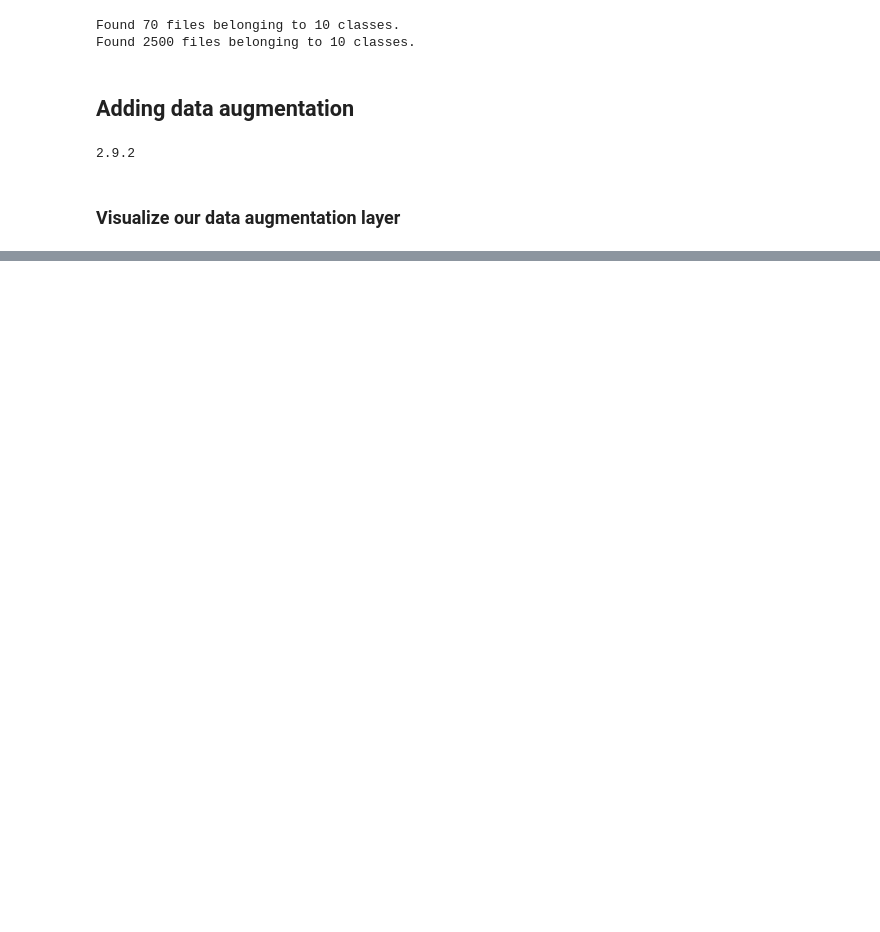
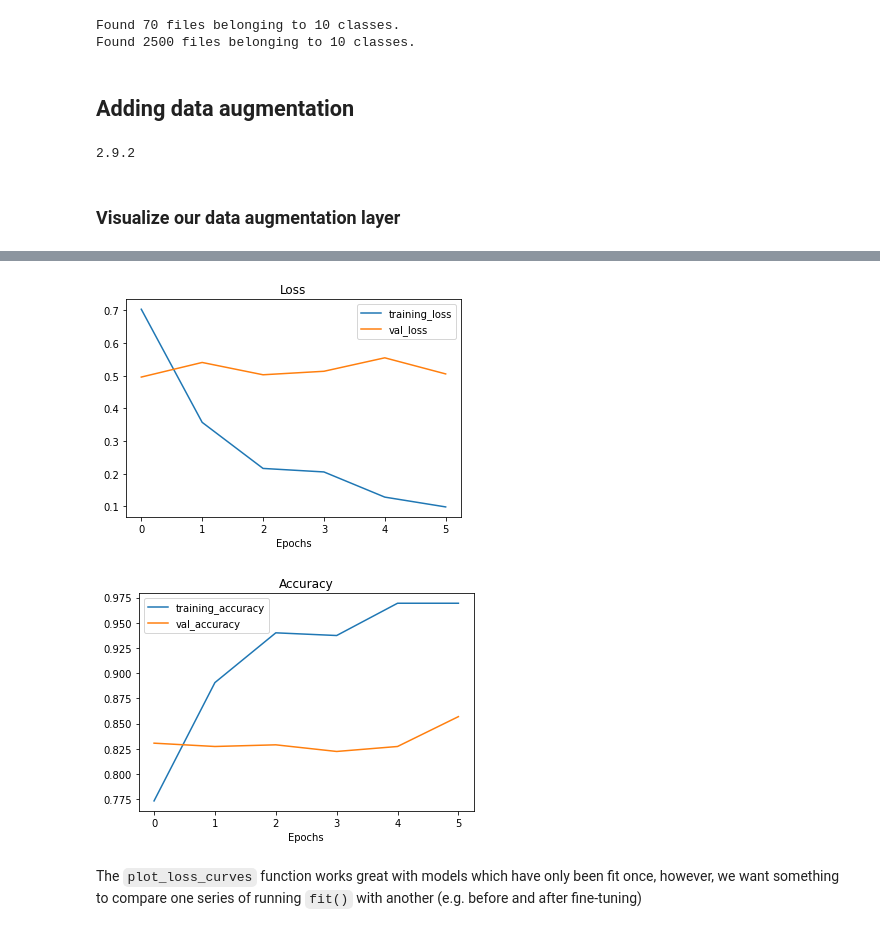
Before and after one commit to ThejakaSEP/Tensorflow_Certification, a Jupyter notebook: 04_TransferLearning_with_TF_Part2_FineTuning.ipynb, the cells around one changed output, grey strips where cells are left out. Cells and saved outputs as stored; diff of their text form; code cells hidden in the pictures; blank space fills up the shorter version.

```diff
--- a/04_TransferLearning_with_TF_Part2_FineTuning.ipynb
+++ b/04_TransferLearning_with_TF_Part2_FineTuning.ipynb
@@ -442,0 +770,14 @@ plt.axis(False);
+# %%
+# To begin fine-tuning,let's start by setting the last 10 layers of our base_model.trainable = True
+base_model.trainable = True
+
+# Freeze all layers except for the last 10
+for layer in base_model.layers[:-10]:
+  layer.trainable = False
+
+# Recompile (Since we made a change)
+model_2.compile(
+    loss=tf.keras.losses.CategoricalCrossentropy(),
+    optimizer = tf.keras.optimizers.Adam(lr=0.0001),# When fine-tuning, typically we lower the lr by 10x*
+    metrics = ['accuracy']
+)
@@ -442,0 +815,13 @@ plt.axis(False);
+# %%
+# Fine tune for another 5 epochs
+fine_tune_epochs = initial_epochs+5
+
+# Refit the model (same as model_2 except with more trainable layers)
+history_2_fine_tune = model_2.fit(train_data_10_percent,
+                        epochs=fine_tune_epochs,
+                        validation_data=test_data,
+                        validation_steps = int(0.25*len(test_data)),
+                        initial_epoch=history_2.epoch[-1], #start training form previous last epoch
+                        callbacks = [create_tensorboard_callback(dir_name='transfer_learning',
+                                                                 experiment_name='10_percent_fine_tune_last_10')]
+                        )
@@ -442,0 +847,8 @@ plt.axis(False);
+# %%
+# Check loss curves
+plot_loss_curves(history_2_fine_tune)
+# %% [output]
+[figure, added]
+[figure, added]
+# %% [markdown]
+The `plot_loss_curves` function works great with models which have only been fit once, however, we want something to compare one series of running `fit()` with another (e.g. before and after fine-tuning)
```
Also changed, not shown: parts of 71 cells of this notebook.
